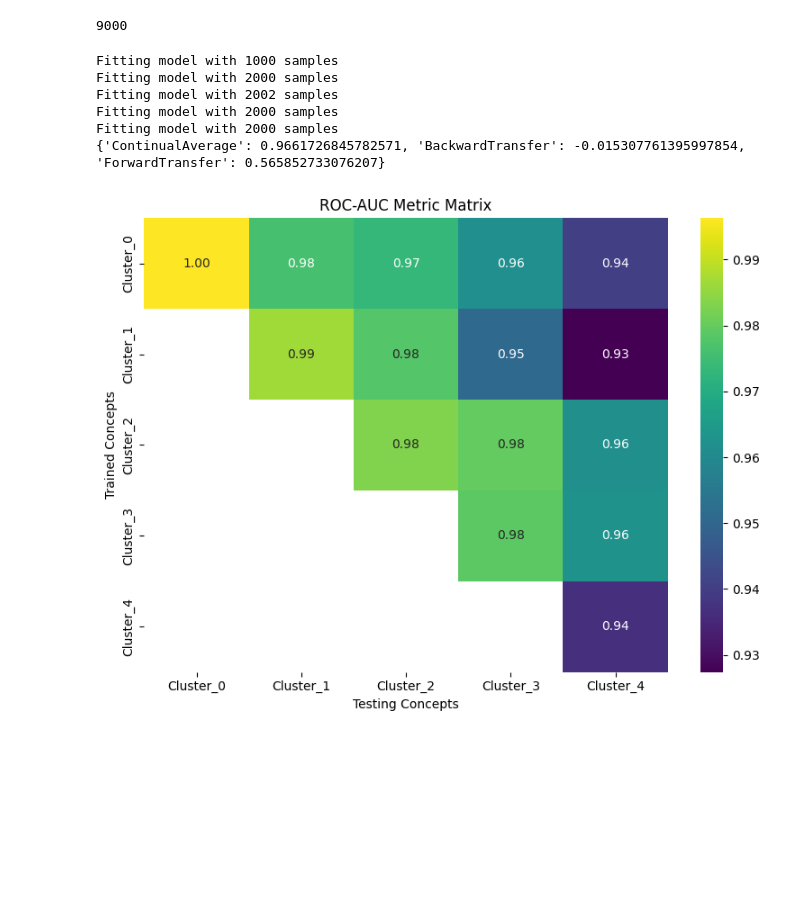
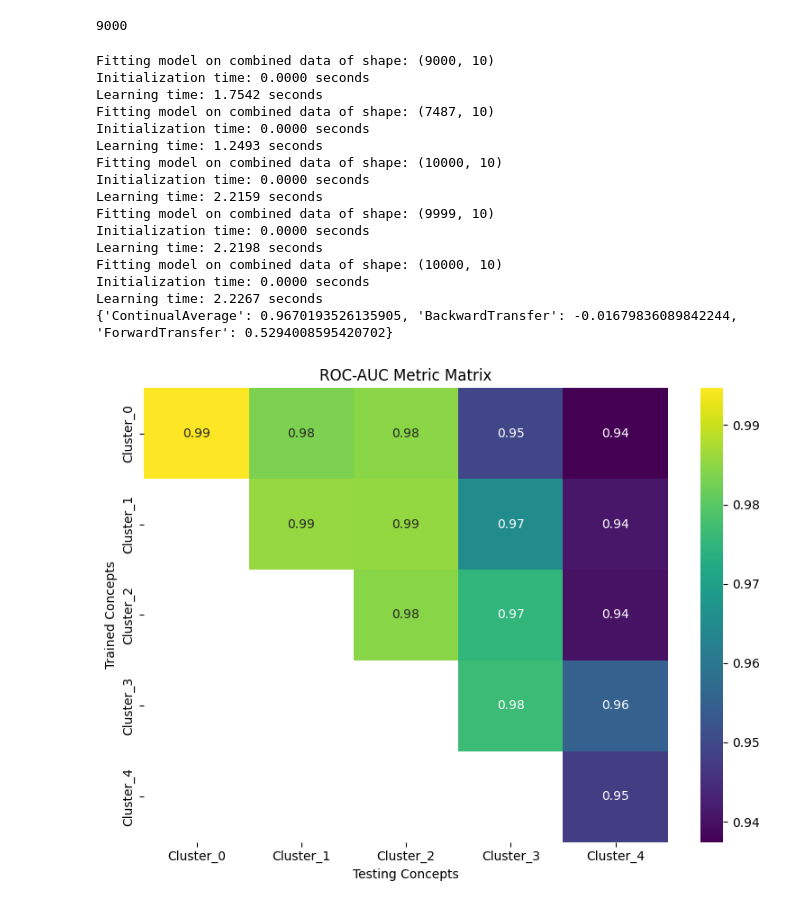
Before and after one commit to firepond/pyCLAD, a Jupyter notebook: experiments/test.ipynb, the cells around one changed output. Saved outputs shown, nothing was run; the diff lists cells and outputs as text; code cells hidden in the pictures; blank space fills up the shorter version.

```diff
--- a/experiments/test.ipynb
+++ b/experiments/test.ipynb
@@ -59,16 +59,21 @@ print(dataset.get_max_count())
 # %%
 # LOF
 # model = LocalOutlierFactorAdapter()
-# model  = FogMLLOFModel()
-model = LOFModel(algorithm="ball_tree")  # "auto", "ball_tree", "kd_tree", "brute"
+model  = FogMLLOFModel()
+# model = LOFModel(algorithm="ball_tree", metric="euclidean")  # "auto", "ball_tree", "kd_tree", "brute"
 # %%
 # test of ReservoirSamplingStrategy
+from pyclad.strategies.replay.buffers.adaptive_balanced import AdaptiveBalancedReplayBuffer
 from pyclad.strategies.replay.candi import CandiStrategy
+from pyclad.strategies.replay.replay import ReplayEnhancedStrategy
+from pyclad.strategies.replay.selection.random import RandomSelection
 
-strategy = CandiStrategy(
+
+max_size = 1000  # Maximum size of the replay buffer
+
+strategy = ReplayEnhancedStrategy(
     model,
-    max_buffer_size=1000,
-    threshold_ratio=0.001,
+    AdaptiveBalancedReplayBuffer(selection_method=RandomSelection(), max_size=max_size),
 )
 
 # Run the experiment
@@ -88,37 +93,47 @@ output_writer.write([model, dataset, strategy, *callbacks])
 # Load results
 with open("output-reservoir-unsw-cr.json", "r") as f:
     results = json.load(f)
 
 key_metric = results["concept_metric_callback_ROC-AUC"]["metrics"]
 print(key_metric)
 
 # Locate the metric callback entry
 metric_key = next(k for k in results if k.startswith("concept_metric_callback"))
 metric_data = results[metric_key]
 
 # Extract concepts order and metric matrix
 concepts = metric_data["concepts_order"]
 matrix = metric_data["metric_matrix"]
 
 # Build DataFrame
 df = pd.DataFrame(matrix, index=concepts, columns=concepts)
 
 # keep only the upper triangle of the matrix, including the diagonal
 df = df.where(np.triu(np.ones(df.shape), k=0).astype(bool))
 
 # Plot heatmap
 plt.figure(figsize=(8, 6))
 sns.heatmap(df, annot=True, fmt=".2f", cmap="viridis")
 plt.title("ROC-AUC Metric Matrix")
 plt.ylabel("Trained Concepts")
 plt.xlabel("Testing Concepts")
 plt.tight_layout()
 plt.show()
 # %% [output]
-Fitting model with 1000 samples
-Fitting model with 2000 samples
-Fitting model with 2002 samples
-Fitting model with 2000 samples
-Fitting model with 2000 samples
-{'ContinualAverage': 0.9661726845782571, 'BackwardTransfer': -0.015307761395997854, 'ForwardTransfer': 0.565852733076207}
+Fitting model on combined data of shape: (9000, 10)
+Initialization time: 0.0000 seconds
+Learning time: 1.7542 seconds
+Fitting model on combined data of shape: (7487, 10)
+Initialization time: 0.0000 seconds
+Learning time: 1.2493 seconds
+Fitting model on combined data of shape: (10000, 10)
+Initialization time: 0.0000 seconds
+Learning time: 2.2159 seconds
+Fitting model on combined data of shape: (9999, 10)
+Initialization time: 0.0000 seconds
+Learning time: 2.2198 seconds
+Fitting model on combined data of shape: (10000, 10)
+Initialization time: 0.0000 seconds
+Learning time: 2.2267 seconds
+{'ContinualAverage': 0.9670193526135905, 'BackwardTransfer': -0.01679836089842244, 'ForwardTransfer': 0.5294008595420702}
-[figure, old version]
+[figure, new version]
```
Also changed, not shown: parts of 1 cell of this notebook, 9 other files.
